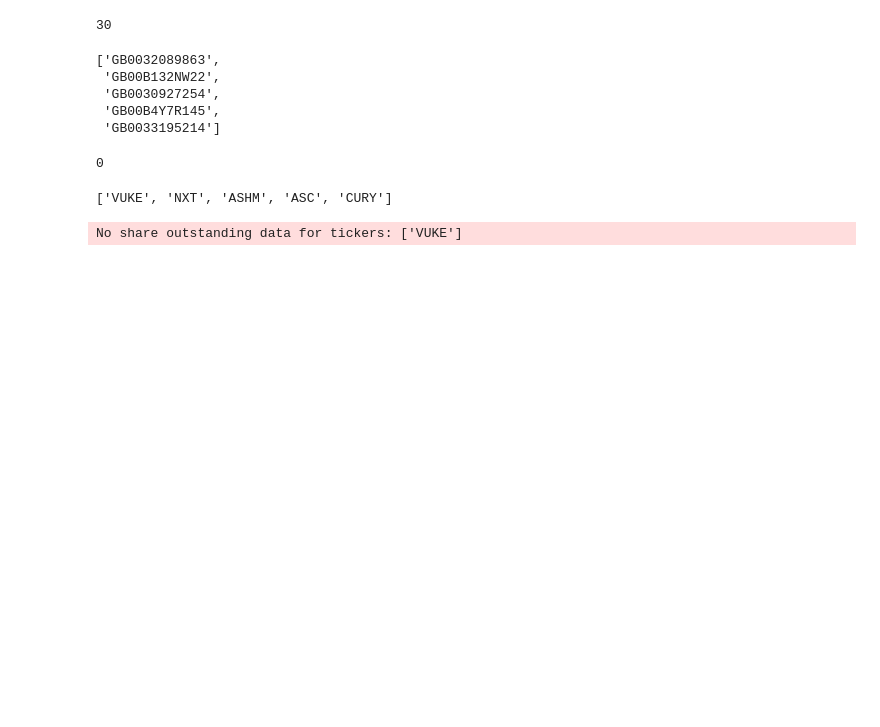
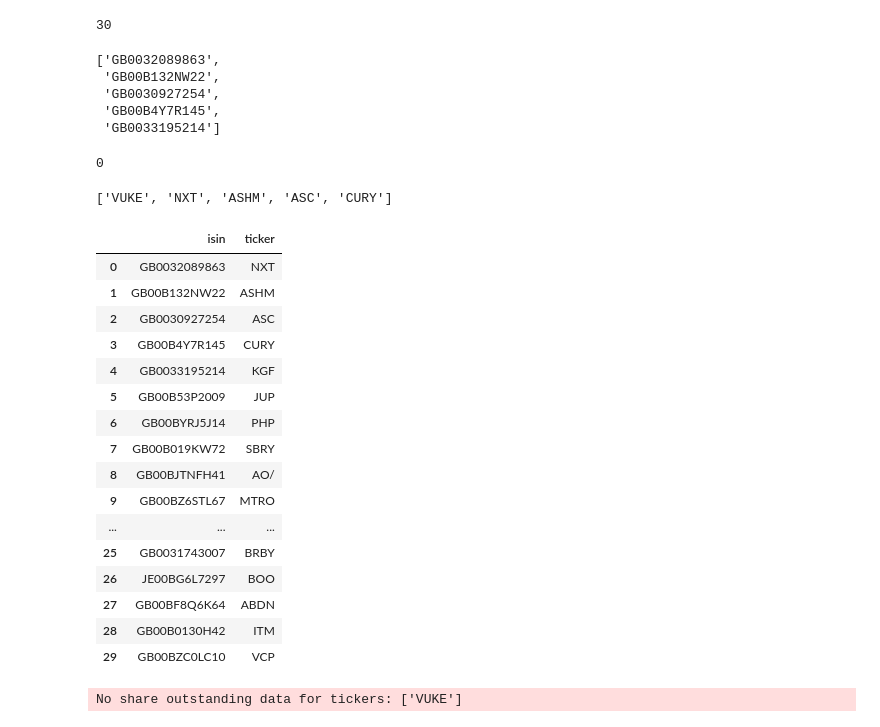
Before and after one commit to nikulpatel3141/UK-Short-Tracker, a Jupyter notebook: Notebooks/process_scripting.ipynb, the cells around one changed output. Saved outputs shown, nothing was run; the diff lists cells and outputs as text; code cells hidden in the pictures; blank space fills up the shorter version.

```diff
--- a/Notebooks/process_scripting.ipynb
+++ b/Notebooks/process_scripting.ipynb
@@ -73,3 +76,23 @@ tickers[:5]
+# %%
+pd.Series(isin_ticker_map, name='ticker').rename_axis('isin').reset_index()
+# %% [output]
+|  | isin | ticker |
+| 0 | GB0032089863 | NXT |
+| 1 | GB00B132NW22 | ASHM |
+| 2 | GB0030927254 | ASC |
+| 3 | GB00B4Y7R145 | CURY |
+| 4 | GB0033195214 | KGF |
+| 5 | GB00B53P2009 | JUP |
+| 6 | GB00BYRJ5J14 | PHP |
+| 7 | GB00B019KW72 | SBRY |
+| 8 | GB00BJTNFH41 | AO/ |
+| 9 | GB00BZ6STL67 | MTRO |
+| ... | ... | ... |
+| 25 | GB0031743007 | BRBY |
+| 26 | JE00BG6L7297 | BOO |
+| 27 | GB00BF8Q6K64 | ABDN |
+| 28 | GB00B0130H42 | ITM |
+| 29 | GB00BZC0LC10 | VCP |
 # %%
 query_start = datetime.today().date() - timedelta(days=50)
 
```
Also changed, not shown: parts of 4 cells of this notebook, 5 other files.
